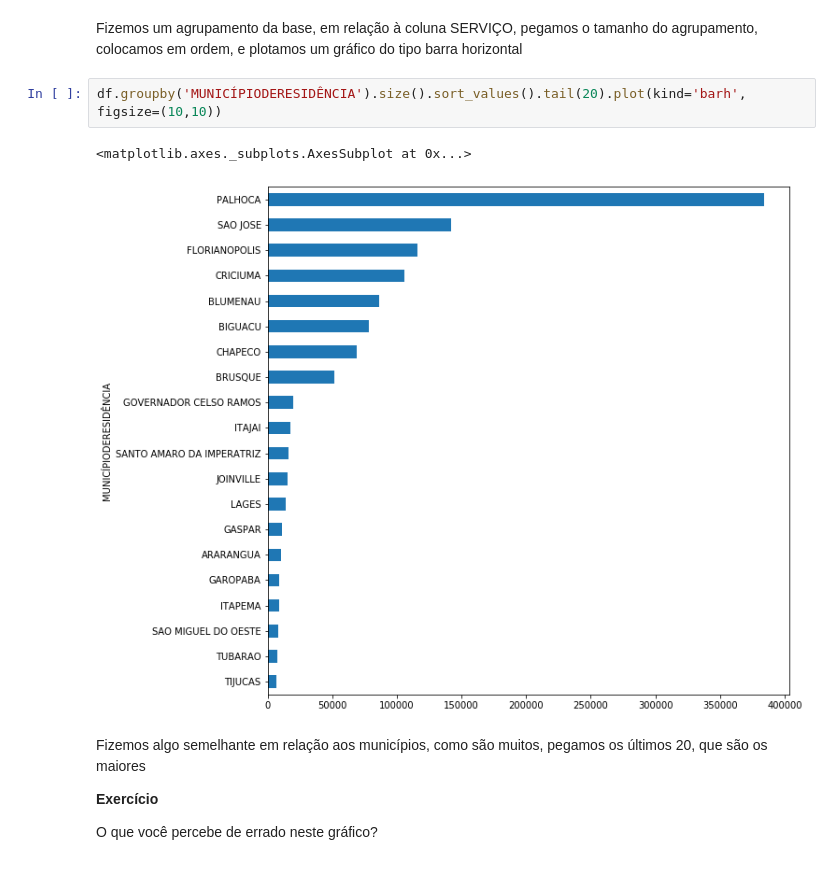
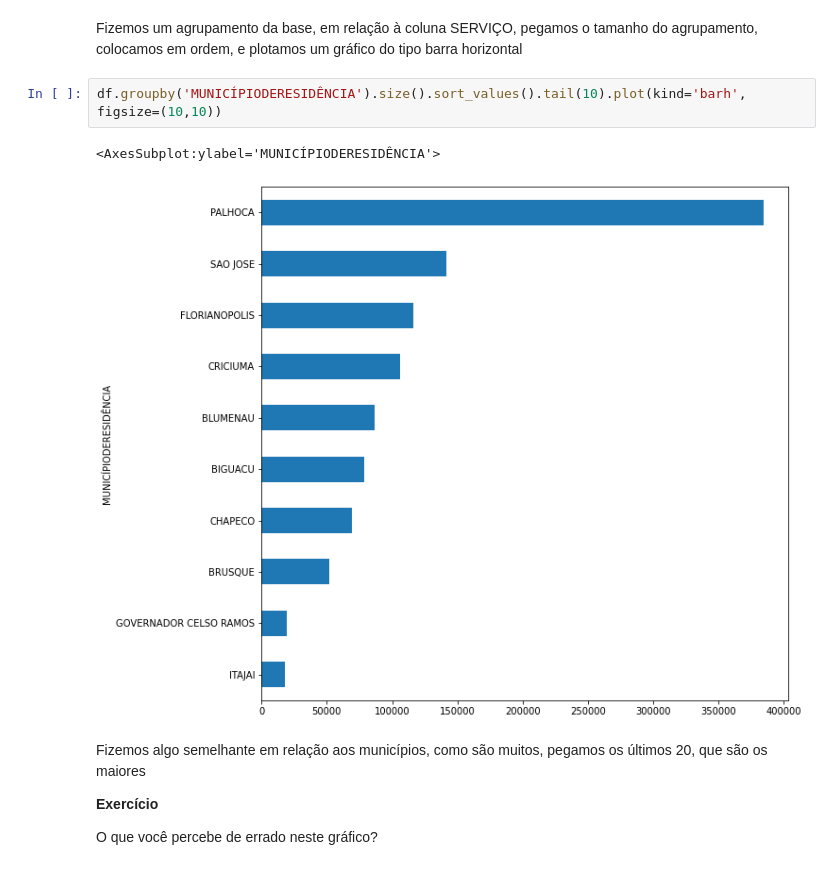
Before and after one commit to fmasanori/CursoPyLadiesSP, a Jupyter notebook: Análise da Fila do SUS do Estado de Santa Catarina.ipynb, the cells around one changed output. Saved outputs shown, nothing was run; the diff lists cells and outputs as text.

```diff
--- a/Análise da Fila do SUS do Estado de Santa Catarina.ipynb
+++ b/Análise da Fila do SUS do Estado de Santa Catarina.ipynb
@@ -92,10 +92,10 @@ df.groupby('SERVIÇO').size().sort_values().plot(kind='barh')
 # %% [markdown]
 Fizemos um agrupamento da base, em relação à coluna SERVIÇO, pegamos o tamanho do agrupamento, colocamos em ordem, e plotamos um gráfico do tipo barra horizontal
 # %%
-df.groupby('MUNICÍPIODERESIDÊNCIA').size().sort_values().tail(20).plot(kind='barh', figsize=(10,10))
+df.groupby('MUNICÍPIODERESIDÊNCIA').size().sort_values().tail(10).plot(kind='barh', figsize=(10,10))
 # %% [output]
-<matplotlib.axes._subplots.AxesSubplot at 0x...>
+<AxesSubplot:ylabel='MUNICÍPIODERESIDÊNCIA'>
-[figure, old version]
+[figure, new version]
 # %% [markdown]
 Fizemos algo semelhante em relação aos municípios, como são muitos, pegamos os últimos 20, que são os maiores
 
```
Also changed, not shown: parts of 8 cells of this notebook, 4 other files.
